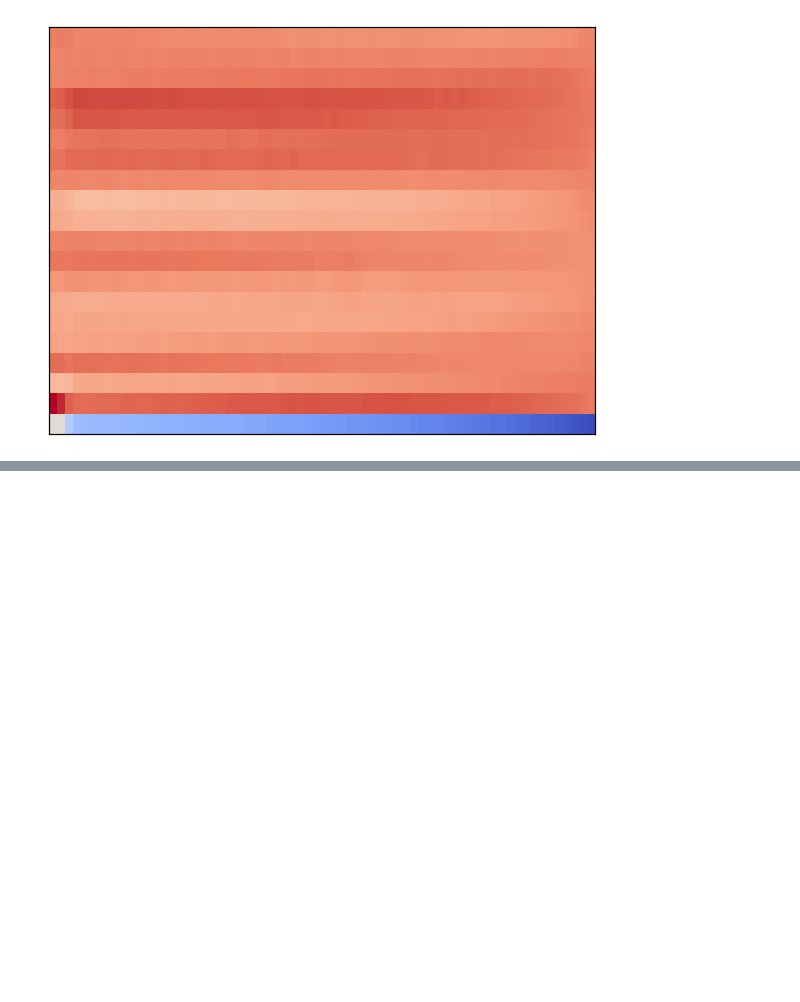
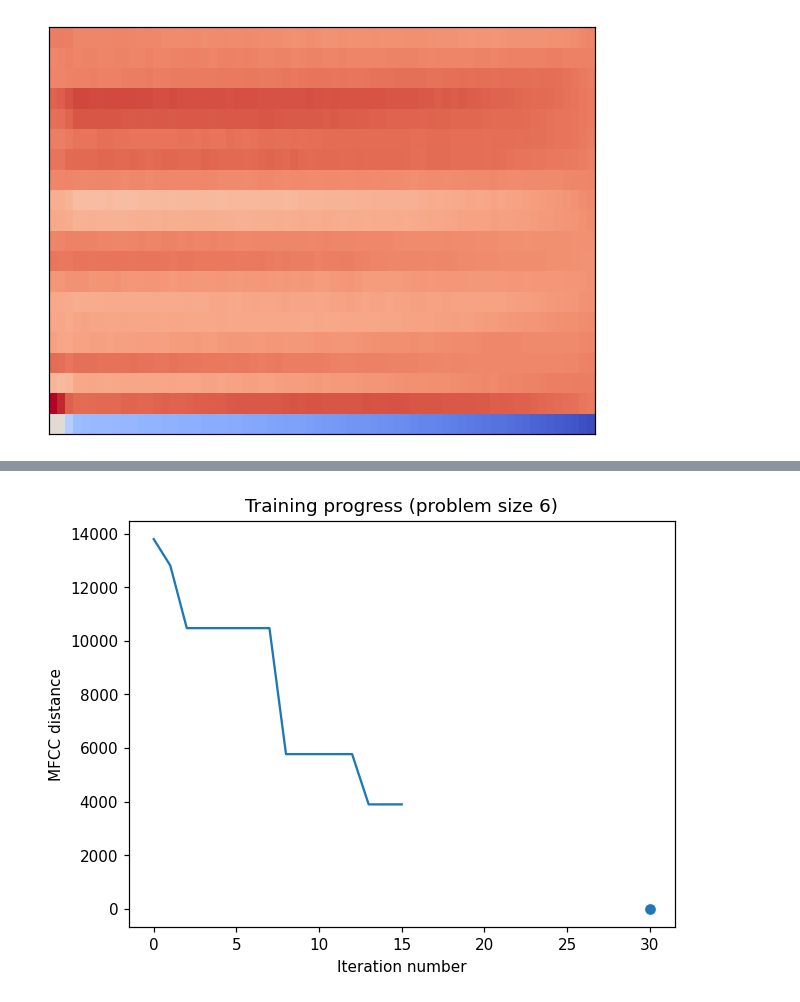
Before and after one commit to Wint3rmute/luthier, a Jupyter notebook: prototyping.ipynb, the cells around one changed output, grey strips where cells are left out. Drawn from its saved outputs; the diff is of its cells as text; code cells hidden in the pictures; blank space fills up the shorter version.

```diff
--- a/prototyping.ipynb
+++ b/prototyping.ipynb
@@ -260,8 +225,8 @@ KeyboardInterrupt
 # %%
 # target_audio = fm_sample
 
-MAX_ITERATIONS = 50
-POPULATION_SIZE = 40
+MAX_ITERATIONS = 30
+POPULATION_SIZE = 30
 
 def optimise_freq_and_mod(x):
     graph = one_operator_fm()
@@ -276,36 +241,39 @@ target_fun_values = []
 def callback(x, convergence):
     clear_output()
     target_fun = optimise_freq_and_mod(x)
     target_fun_values.append(target_fun)
     plt.plot(target_fun_values)
     plt.scatter(MAX_ITERATIONS, 0)
-    plt.title("Training progress")
+    plt.title(f"Training progress (problem size {len(x)})")
     plt.xlabel("Iteration number")
     plt.ylabel("MFCC distance")
     plt.show()
 
 num_params = one_operator_fm().num_params()
 solution = differential_evolution(optimise_freq_and_mod, [ (-1, 1) for i in range(num_params) ], workers=8, maxiter=MAX_ITERATIONS, popsize=POPULATION_SIZE, polish=False, callback=callback)
 solution
 
 # Show the result
 
 graph = one_operator_fm()
-graph.nodes[8].set_value(solution.x[0])
-graph.nodes[10].set_value(solution.x[1])
+graph.assign_params(solution.x)
+# graph.nodes[8].set_value(solution.x[0])
+# graph.nodes[10].set_value(solution.x[1])
 
 generated_audio = graph.play(num_samples = SAMPLE_RATE * 1)
 fig, ((ax1, ax2), (ax3, ax4), (ax5, ax6)) = plt.subplots(3, 2, sharex=False, sharey=False)
 
 generated_audio.plot_spectrogram(ax1, "Trained spectrogram")
 generated_audio.plot_waveform(ax5, title="Trained waveform")
 generated_audio.plot_mfcc(ax3, title="Trained MFCC")
 
 target_audio.plot_spectrogram(ax2, title="Target spectrogram")
 target_audio.plot_waveform(ax6, title="Target waveform")
 target_audio.plot_mfcc(ax4, title="Target MFCC")
 
 fig.tight_layout()
+# %% [output]
+[figure, added]
 # %%
 graph = DspGraph()
 param = Param()
```
Also changed, not shown: parts of 7 cells of this notebook, 1 other file.
